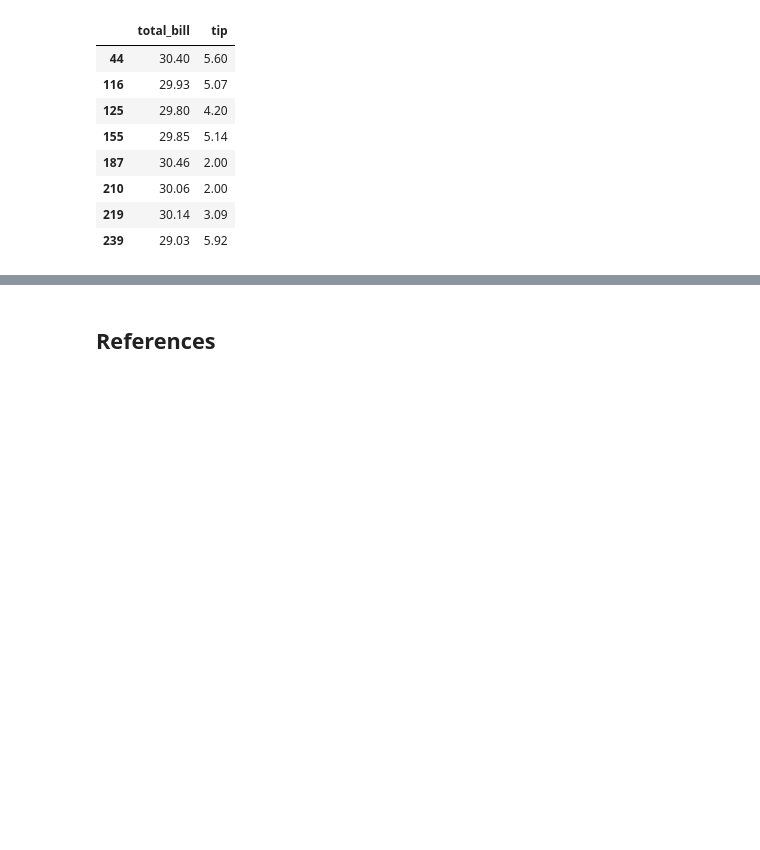
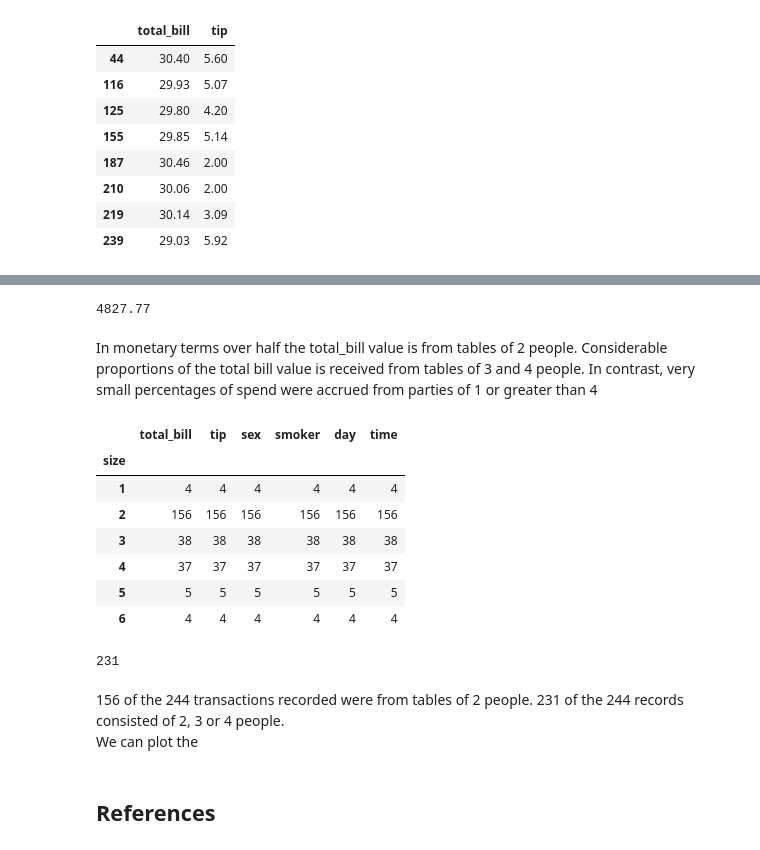
Before and after one commit to BarryClarke/Fundamentals---Assessment-2019, a Jupyter notebook: Tips dataset.ipynb, the cells around one changed output, grey strips where cells are left out. Drawn from its saved outputs; the diff is of its cells as text; code cells hidden in the pictures; blank space fills up the shorter version.

```diff
--- a/Tips dataset.ipynb
+++ b/Tips dataset.ipynb
@@ -425,3 +471,31 @@ This shows that there is not a very linear relationship between the total bill a
+# %%
+# Calculate the total amount received in total bills
+tips['total_bill'].sum()
+# %% [output]
+4827.77
+# %% [markdown]
+In monetary terms over half the total_bill value is from tables of 2 people. Considerable proportions of the total bill value is received from tables of 3 and 4 people. In contrast, very small percentages of spend were accrued from parties of 1 or greater than 4
+# %%
+# Count the number of of transactions based on party size
+tips.groupby(['size']).count()
+# %% [output]
+|  | total_bill | tip | sex | smoker | day | time |
+| size |  |  |  |  |  |  |
+| 1 | 4 | 4 | 4 | 4 | 4 | 4 |
+| 2 | 156 | 156 | 156 | 156 | 156 | 156 |
+| 3 | 38 | 38 | 38 | 38 | 38 | 38 |
+| 4 | 37 | 37 | 37 | 37 | 37 | 37 |
+| 5 | 5 | 5 | 5 | 5 | 5 | 5 |
+| 6 | 4 | 4 | 4 | 4 | 4 | 4 |
+# %%
+# Count the number of transactions where the party size was 2, 3 or 4 people
+r = tips[tips['size'].isin(['2', '3', '4'])]
+len(r)
+# %% [output]
+231
+# %% [markdown]
+156 of the 244 transactions recorded were from tables of 2 people. 231 of the 244 records consisted of 2, 3 or 4 people.<br>
+We can plot the
 # %% [markdown]
 ## References
 # %% [markdown]
```
Also changed, not shown: parts of 36 cells of this notebook.
